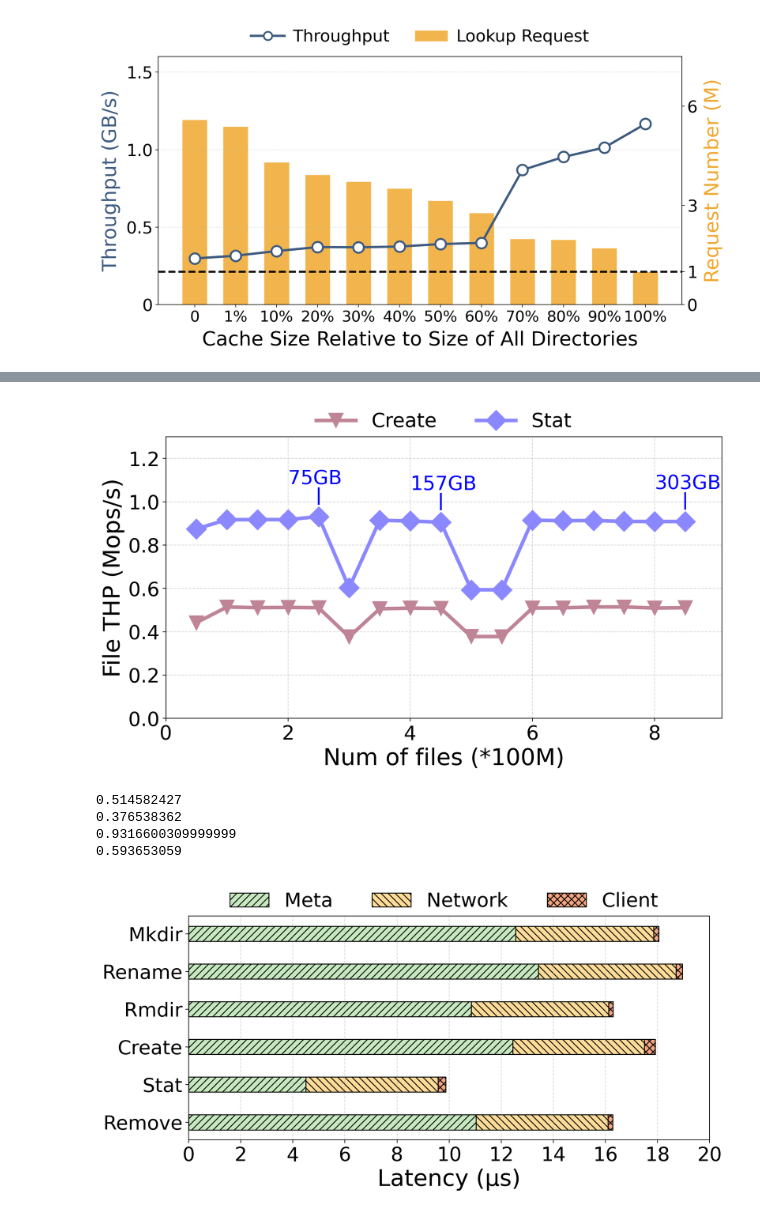
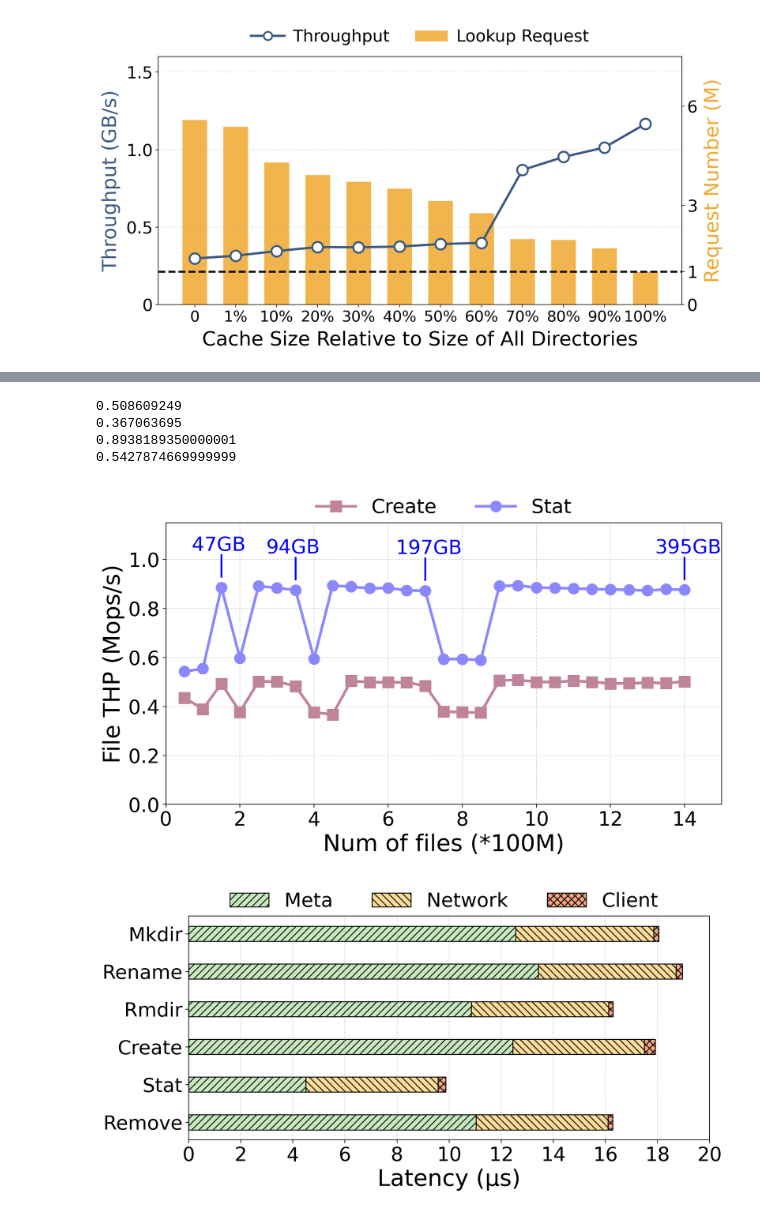
Before and after one commit to staxfs/StaxFS, a Jupyter notebook: scripts/statistics.ipynb, the cells around one changed output, grey strips where cells are left out. Cells and saved outputs as stored; diff of their text form; code cells hidden in the pictures.

```diff
--- a/scripts/statistics.ipynb
+++ b/scripts/statistics.ipynb
@@ -961,33 +961,20 @@ plt.show()
 # %%
 import matplotlib.pyplot as plt
 
-data1 = read_file("../mdtest_round_1.log")
-data2 = read_file("../mdtest_round_5.log")
-data3 = read_file("../mdtest_round_10.log")
-data4 = read_file("../mdtest_round_15.log")
-data5 = read_file("../mdtest_round_20.log")
-data6 = read_file("../mdtest_round_25.log")
-data7 = read_file("../mdtest_round_30.log")
-data8 = read_file("../mdtest_round_35.log")
-data9 = read_file("../mdtest_round_40.log")
-data10 = read_file("../mdtest_round_45.log")
-data11 = read_file("../mdtest_round_50.log")
-data12 = read_file("../mdtest_round_55.log")
-data13 = read_file("../mdtest_round_60.log")
-data14 = read_file("../mdtest_round_65.log")
-data15 = read_file("../mdtest_round_70.log")
-data16 = read_file("../mdtest_round_75.log")
-data17 = read_file("../mdtest_round_80.log")
+datasets = []
+x_values = []
+for i in range(5, 145, 5):
+    data = read_file("../mdtest_round_{}.log".format(i))
+    datasets.append(data)
+    x_values.append(i/5)
 
-datasets = [data1, data2, data3, data4, data5, data6, data7, data8, data9, data10, data11, data12, data13, data14, data15, data16, data17]
-x_values = [1, 2, 3, 4, 5, 6, 7, 8, 9, 10, 11, 12, 13, 14, 15, 16, 17]
 x_values = [x / 2 for x in x_values]
 
 operations = ['File creation', 'File stat']
 labels = ['Create', 'Stat']
 
 colors = ['#C08497', '#8B88FF']
-markers = ['v', 'D', 'P']
+markers = ['s', 'o']
 
 plt.figure(figsize=(10, 6), dpi=200)
 
@@ -1000,58 +987,59 @@ for i in range(len(operations)):
         x_values, y_values,
         marker=markers[i],
         label=labels[i],
-        markersize=16,
-        linewidth=4,
+        markersize=12,
+        linewidth=3,
         color=colors[i]
     )
     handles1.append(h)
 
 plt.xticks(fontsize=22)
 plt.yticks(fontsize=22)
 plt.xlabel("Num of files (*100M)", fontsize=26)
 plt.ylabel("File THP (Mops/s)", fontsize=26)
-plt.ylim(0, 1.3)
-plt.xlim(0, 9.1)
+plt.ylim(0, 1.15)
+plt.xlim(0, 15)
 plt.grid(linestyle="--", alpha=0.5)
 
 plt.legend(
     handles1, labels,
     ncol=3,
     fontsize=22,
     loc='upper center',
     bbox_to_anchor=(0.5,1.15),
     frameon=False,
     # handletextpad=0.2,   # marker 和文字之间
     # columnspacing=0.8
 )
 
+print(max([d[operations[0]] / 1_000_000 for d in datasets]))
+print(min([d[operations[0]] / 1_000_000 for d in datasets]))
+
+print(max([d[operations[1]] / 1_000_000 for d in datasets]))
+print(min([d[operations[1]] / 1_000_000 for d in datasets]))
+
 # ========= 添加文字标注 =========
 create_y = [d['File stat'] / 1_000_000 for d in datasets]
 
-plt.text(2, create_y[4] + 0.15, "75GB", fontsize=22, color='blue')
-plt.text(4, create_y[8] + 0.15, "157GB", fontsize=22, color='blue')
-plt.text(8, create_y[16] + 0.15, "303GB", fontsize=22, color='blue')
+plt.text(0.7, create_y[2] + 0.15, "47GB", fontsize=22, color='blue')
+plt.text(2.7, create_y[6] + 0.15, "94GB", fontsize=22, color='blue')
+plt.text(6.2, create_y[13] + 0.15, "197GB", fontsize=22, color='blue')
+plt.text(13.2, create_y[27] + 0.15, "395GB", fontsize=22, color='blue')
 
 # ========= 添加竖线 =========
-plt.vlines(2.5, ymin=create_y[4]+0.055, ymax=create_y[4]+0.135, color='blue', linewidth=2)
-plt.vlines(4.5, ymin=create_y[8]+0.055, ymax=create_y[8]+0.135, color='blue', linewidth=2)
-plt.vlines(8.5, ymin=create_y[16]+0.055, ymax=create_y[16]+0.135, color='blue', linewidth=2)
+plt.vlines(1.5, ymin=create_y[2]+0.04, ymax=create_y[2]+0.135, color='blue', linewidth=2)
+plt.vlines(3.5, ymin=create_y[6]+0.04, ymax=create_y[6]+0.135, color='blue', linewidth=2)
+plt.vlines(7, ymin=create_y[13]+0.04, ymax=create_y[13]+0.135, color='blue', linewidth=2)
+plt.vlines(14, ymin=create_y[27]+0.04, ymax=create_y[27]+0.135, color='blue', linewidth=2)
 
 plt.tight_layout()
 plt.show()
 # %% [output]
+0.508609249
+0.367063695
+0.8938189350000001
+0.5427874669999999
-[figure, old version]
+[figure, new version]
-# %%
-print(max([d[operations[0]] / 1_000_000 for d in datasets]))
-print(min([d[operations[0]] / 1_000_000 for d in datasets]))
-
-print(max([d[operations[1]] / 1_000_000 for d in datasets]))
-print(min([d[operations[1]] / 1_000_000 for d in datasets]))
-# %% [output]
-0.514582427
-0.376538362
-0.9316600309999999
-0.593653059
 # %%
 import matplotlib.pyplot as plt
 import numpy as np
```
Also changed, not shown: parts of 12 cells of this notebook, 5 other files.
